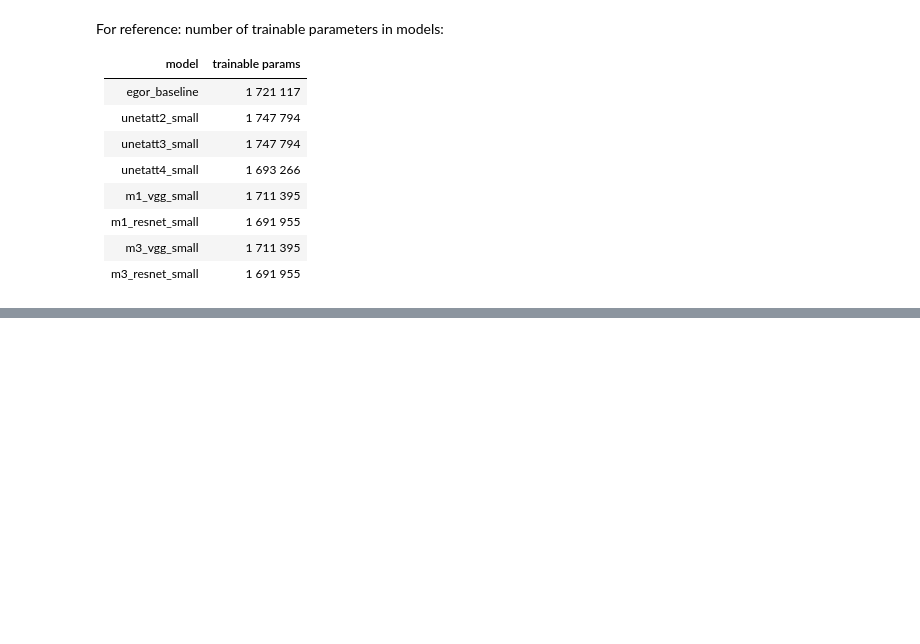
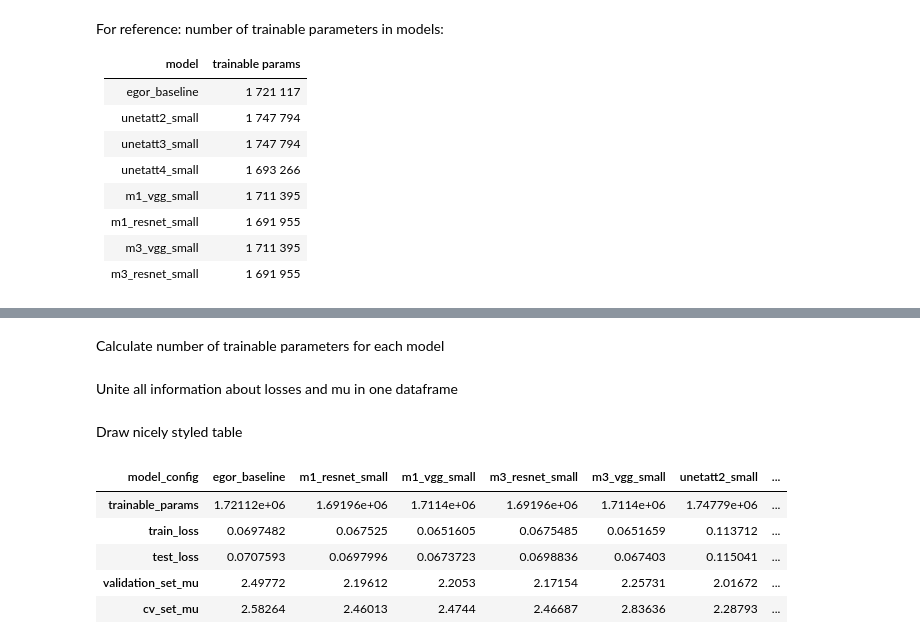
Before and after one commit to sadaqatali2027/SeismicPro-1, a Jupyter notebook: Ground_Roll/models/7_research_same_size_architectures.ipynb, the cells around one changed output, grey strips where cells are left out. Saved outputs shown, nothing was run; the diff lists cells and outputs as text; code cells hidden in the pictures; blank space fills up the shorter version.

Commit message:
research 7 with same size models added results

```diff
--- a/Ground_Roll/models/7_research_same_size_architectures.ipynb
+++ b/Ground_Roll/models/7_research_same_size_architectures.ipynb
@@ -389,0 +444,6 @@ res2.head()
+# %%
+df_results_all = pd.concat(results,axis=1)
+df_results_all['train_set'] = df_results_all.index.isin(train_indices)
+
+# df_results_all.to_csv('7_research_res/models_outputs_mu.csv')
+# l = pd.read_csv('7_research_res/models_outputs_mu.csv', index_col=0, header=[0, 1])
@@ -389,0 +452,28 @@ res2.head()
+# %%
+agg = df_results_all.groupby('train_set').mean()
+mn = agg.groupby(level=0, axis=1).mean()
+mn2 = mn.drop(columns='raw').rename(index={False: 'validation_set_mu', True: 'cv_set_mu'})
+# %% [markdown]
+Calculate number of trainable parameters for each model
+# %%
+dat = {alias: model(config).get_number_of_trainable_vars() for alias, model, config, _ in items}
+# %% [markdown]
+Unite all information about losses and mu in one dataframe
+# %%
+results = pd.DataFrame(data=dat, index=['trainable_params'])
+results = results.append(res2[res2.iteration >= 4000].groupby('model_config')['train_loss', 'test_loss'].mean().transpose())
+results = results.append(mn2)
+# %% [markdown]
+Draw nicely styled table
+# %%
+(results.style
+ .background_gradient(axis=None, cmap='Purples', subset=pd.IndexSlice['trainable_params', :])
+ .background_gradient(axis=None, cmap='Blues', subset=pd.IndexSlice[['train_loss','test_loss'], :])
+ .background_gradient(axis=None, cmap='Blues', subset=pd.IndexSlice[['validation_set_mu','cv_set_mu'], :]))
+# %% [output]
+| model_config | egor_baseline | m1_resnet_small | m1_vgg_small | m3_resnet_small | m3_vgg_small | unetatt2_small | ... |
+| trainable_params | 1.72112e+06 | 1.69196e+06 | 1.7114e+06 | 1.69196e+06 | 1.7114e+06 | 1.74779e+06 | ... |
+| train_loss | 0.0697482 | 0.067525 | 0.0651605 | 0.0675485 | 0.0651659 | 0.113712 | ... |
+| test_loss | 0.0707593 | 0.0697996 | 0.0673723 | 0.0698836 | 0.067403 | 0.115041 | ... |
+| validation_set_mu | 2.49772 | 2.19612 | 2.2053 | 2.17154 | 2.25731 | 2.01672 | ... |
+| cv_set_mu | 2.58264 | 2.46013 | 2.4744 | 2.46687 | 2.83636 | 2.28793 | ... |
```
Also changed, not shown: parts of 30 cells of this notebook, 2 other files.
